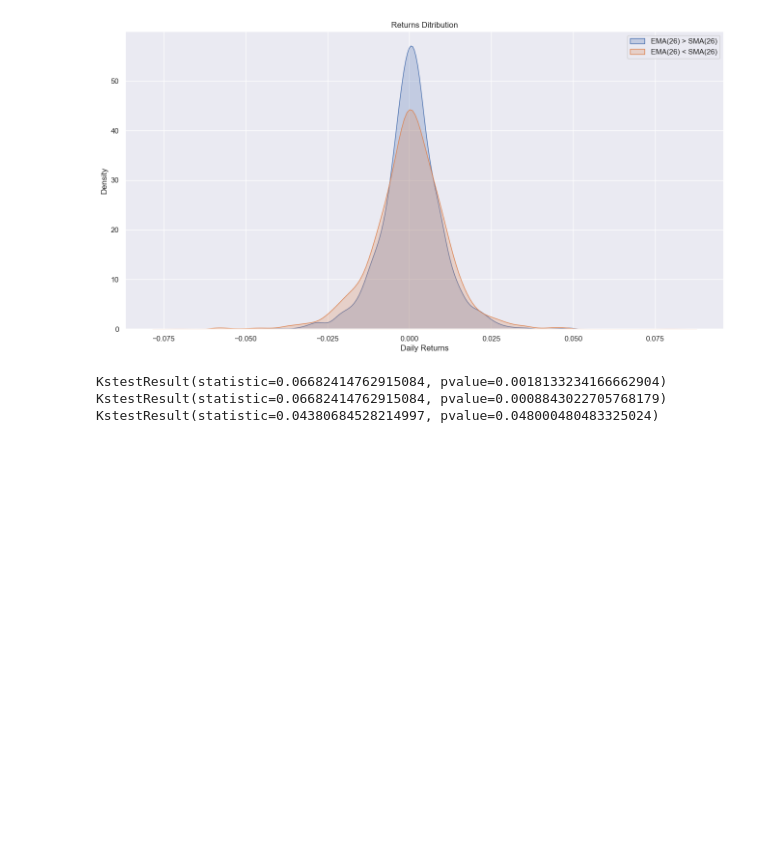
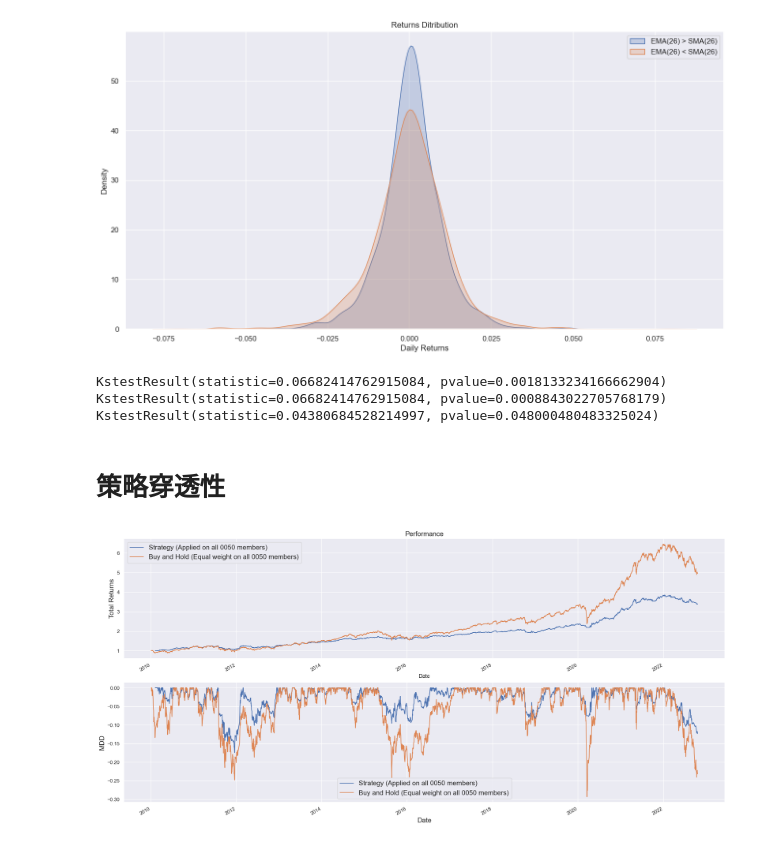
Before and after one commit to AndyLinGitHub/2022_fintech_hw1, a Jupyter notebook: hw1_report.ipynb, the cells around one changed output. Saved outputs shown, nothing was run; the diff lists cells and outputs as text; code cells hidden in the pictures; blank space fills up the shorter version.

```diff
--- a/hw1_report.ipynb
+++ b/hw1_report.ipynb
@@ -264,3 +264,40 @@ print(ks_greater)
 KstestResult(statistic=0.06682414762915084, pvalue=0.0018133234166662904)
 KstestResult(statistic=0.06682414762915084, pvalue=0.0008843022705768179)
 KstestResult(statistic=0.04380684528214997, pvalue=0.048000480483325024)
+# %% [markdown]
+# 策略穿透性
+# %%
+data = pd.read_csv("50_member_adj_close.txt", encoding = 'ANSI', sep = ",", low_memory=False)
+data["年月日"] = pd.to_datetime(data["年月日"], format = '%Y%m%d')
+data_pivot = data.pivot(index = "年月日", columns = "證券代碼")
+mem_adj_close = data_pivot["收盤價(元)"]
+mem_adj_close.index.name = "Date"
+mem_returns = mem_adj_close.pct_change()[1:]
+# %%
+mem_strategy_daily_returns = mem_adj_close.apply(ema_strategy, args = (N, )).mean(axis = 1)
+mem_bnh_daily_returns = mem_returns.mean(axis = 1)
+
+cum_mem_strategy = (mem_strategy_daily_returns + 1).cumprod()
+cum_mem_bnh = (mem_bnh_daily_returns + 1).cumprod()
+# %%
+fig, ax = plt.subplots(2, figsize = (24, 12))
+cum_mem_strategy.plot(ax = ax[0], label = "Strategy (Applied on all 0050 members)")
+cum_mem_bnh.plot(ax = ax[0], label = "Buy and Hold (Equal weight on all 0050 members)")
+
+
+ax[0].set_title("Performance", fontsize = 15)
+ax[0].set_ylabel('Total Returns', fontsize = 15)
+ax[0].legend(fontsize = 15)
+
+mdd_mem_strategy = (cum_mem_strategy / cum_mem_strategy.cummax() - 1)
+mdd_mem_strategy.plot(ax = ax[1], label = "Strategy (Applied on all 0050 members)")
+mdd_mem_bnh = (cum_mem_bnh / cum_mem_bnh.cummax() - 1)
+mdd_mem_bnh.plot(ax = ax[1], label = "Buy and Hold (Equal weight on all 0050 members)")
+
+ax[1].set_xlabel('Date', fontsize = 15)
+ax[1].set_ylabel('MDD', fontsize = 15)
+ax[1].legend(fontsize = 15)
+
+plt.show()
+# %% [output]
+[figure, added]
```
Also changed, not shown: parts of 2 cells of this notebook, 1 other file.
